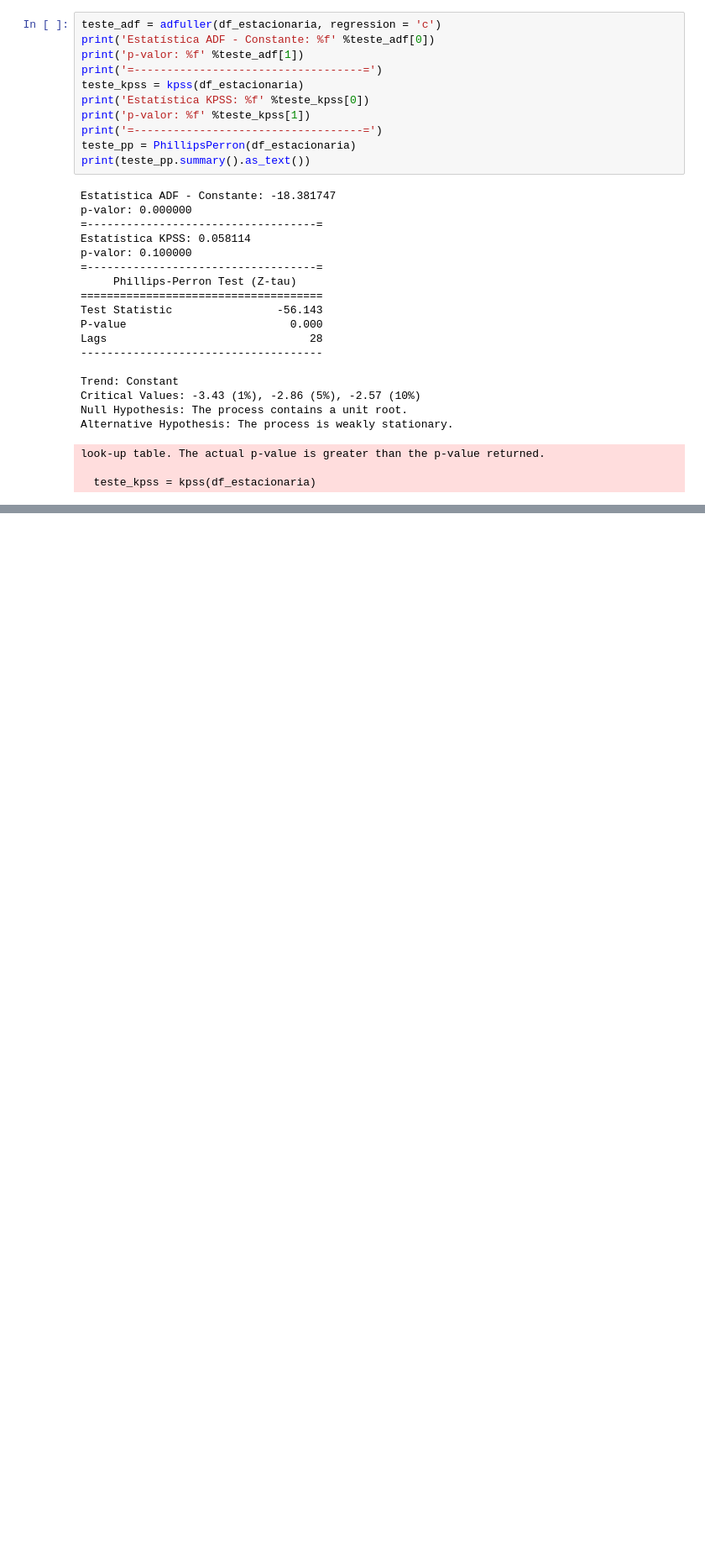
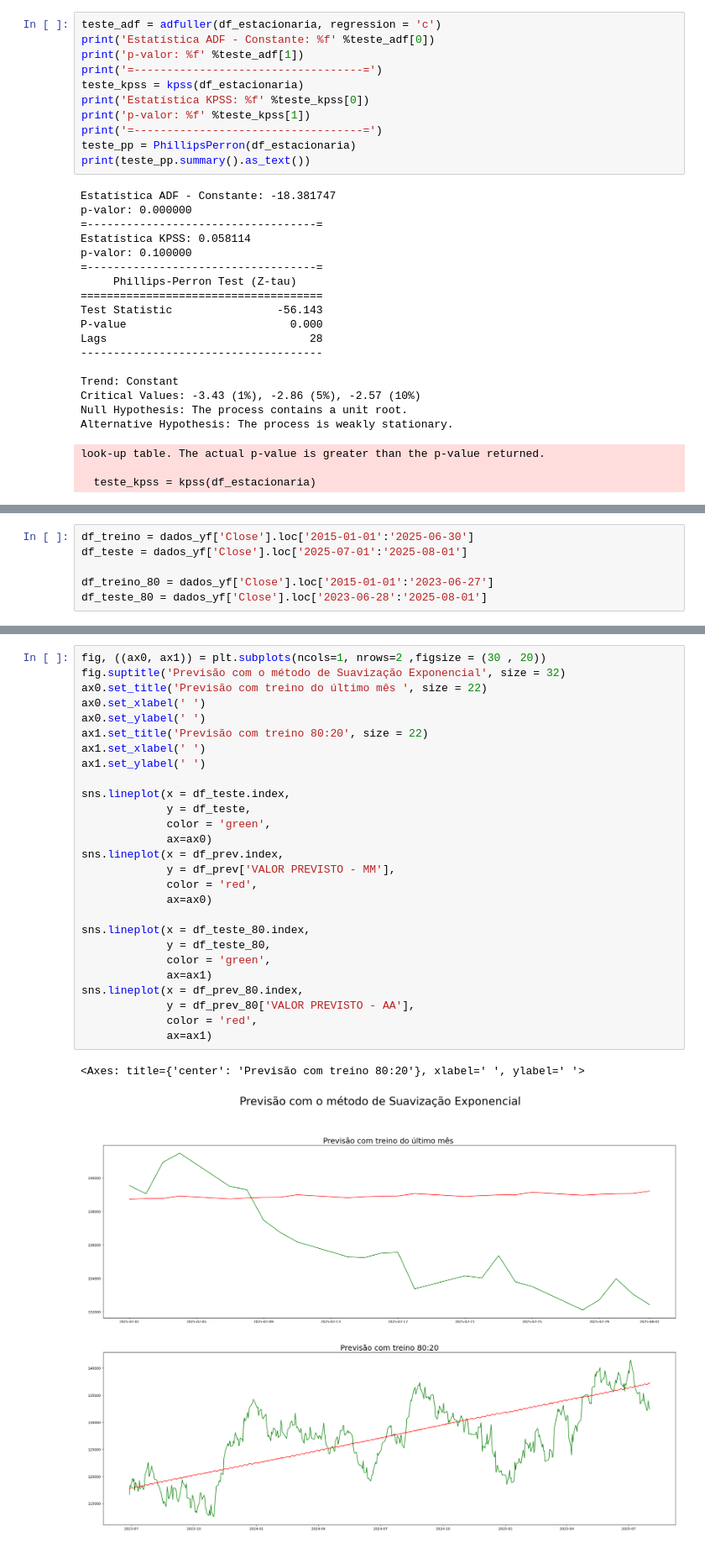
Before and after one commit to marcosfreitas-tech/Postech---Fase-2, a Jupyter notebook: main.ipynb, the cells around one changed output, grey strips where cells are left out. Shown at 84% size. Saved outputs shown, nothing was run; the diff lists cells and outputs as text; blank space fills up the shorter version.

```diff
--- a/main.ipynb
+++ b/main.ipynb
@@ -214,0 +220,6 @@ look-up table. The actual p-value is greater than the p-value returned.
+# %%
+df_treino = dados_yf['Close'].loc['2015-01-01':'2025-06-30']
+df_teste = dados_yf['Close'].loc['2025-07-01':'2025-08-01']
+
+df_treino_80 = dados_yf['Close'].loc['2015-01-01':'2023-06-27']
+df_teste_80 = dados_yf['Close'].loc['2023-06-28':'2025-08-01']
@@ -214,0 +366,30 @@ look-up table. The actual p-value is greater than the p-value returned.
+# %%
+fig, ((ax0, ax1)) = plt.subplots(ncols=1, nrows=2 ,figsize = (30 , 20))
+fig.suptitle('Previsão com o método de Suavização Exponencial', size = 32)
+ax0.set_title('Previsão com treino do último mês ', size = 22)
+ax0.set_xlabel(' ')
+ax0.set_ylabel(' ')
+ax1.set_title('Previsão com treino 80:20', size = 22)
+ax1.set_xlabel(' ')
+ax1.set_ylabel(' ')
+
+sns.lineplot(x = df_teste.index,
+             y = df_teste,
+             color = 'green',
+             ax=ax0)
+sns.lineplot(x = df_prev.index,
+             y = df_prev['VALOR PREVISTO - MM'],
+             color = 'red',
+             ax=ax0)
+
+sns.lineplot(x = df_teste_80.index,
+             y = df_teste_80,
+             color = 'green',
+             ax=ax1)
+sns.lineplot(x = df_prev_80.index,
+             y = df_prev_80['VALOR PREVISTO - AA'],
+             color = 'red',
+             ax=ax1)
+# %% [output]
+<Axes: title={'center': 'Previsão com treino 80:20'}, xlabel=' ', ylabel=' '>
+[figure, added]
```
Also changed, not shown: parts of 10 cells of this notebook.
